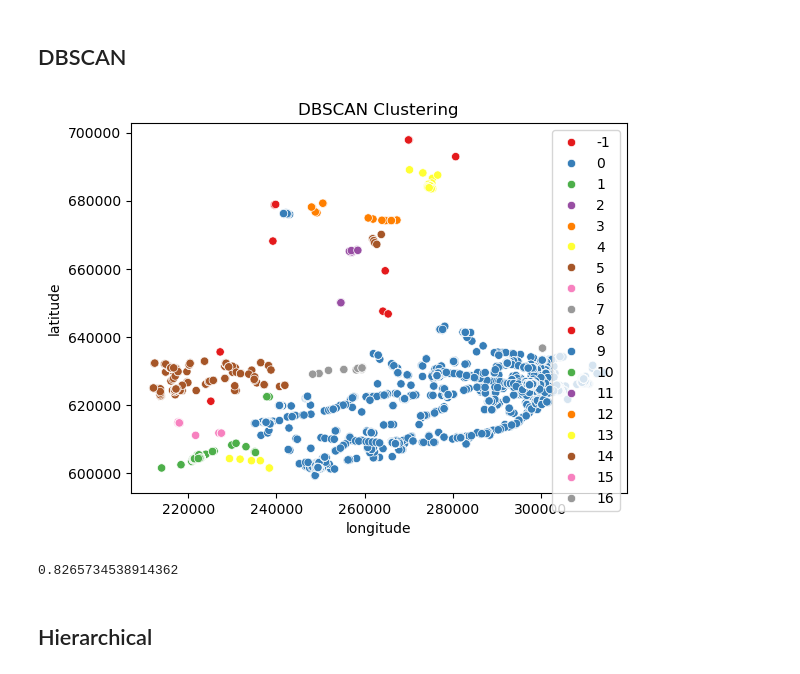
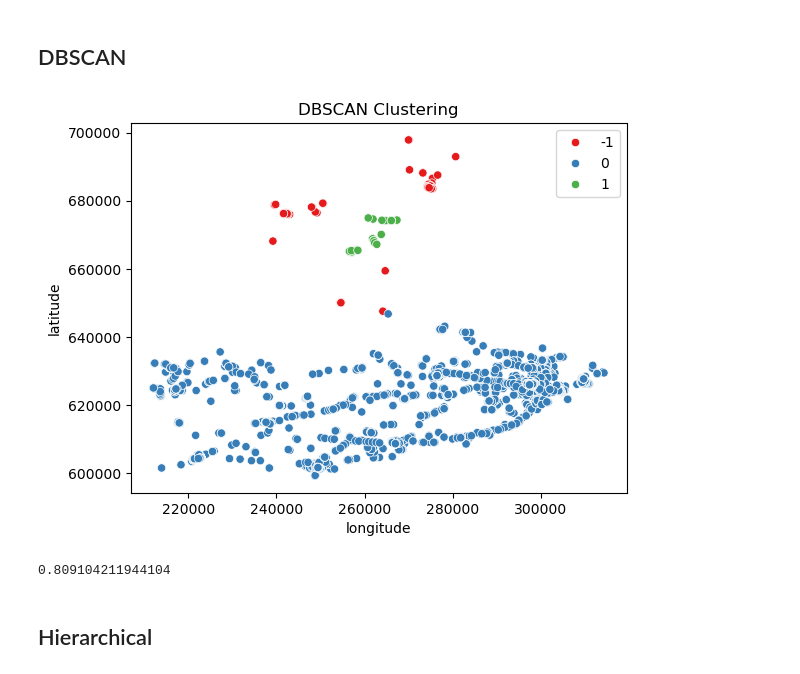
Before and after one commit to USFCA-CS663-Spring2024/kmeans-MingdaMa, a Jupyter notebook: Assignment 2 - Clustering.ipynb, the cells around one changed output. Drawn from its saved outputs; the diff is of its cells as text; code cells hidden in the pictures.

```diff
--- a/Assignment 2 - Clustering.ipynb
+++ b/Assignment 2 - Clustering.ipynb
@@ -296,7 +297,7 @@ import matplotlib.pyplot as plt
 kmeans.fit(df2)
 
 ss = StandardScaler()
-ss.fit(df2)
+x = ss.fit(df2)
 x = ss.transform(df2)
 
 inertias = pd.DataFrame(data=[], index=range(2, 20), columns=['inertia'])
@@ -335,19 +336,19 @@ silhouette_score_kmeans
 # %%
 from sklearn.cluster import DBSCAN
 
-dbscan = DBSCAN(eps=0.3, min_samples=3)
+dbscan = DBSCAN(eps=0.8, min_samples=50)
 labels = dbscan.fit_predict(x)
 
 sns.scatterplot(data=df2, x=df2.longitude, y=df2.latitude, hue=labels, palette='Set1')
 plt.title('DBSCAN Clustering')
 plt.show()
 # %% [output]
-[figure, old version]
+[figure, new version]
 # %%
-silhouette_score_dbscan = silhouette_score(x, kmeans.labels_)
+silhouette_score_dbscan = silhouette_score(x, labels)
 silhouette_score_dbscan
 # %% [output]
-0.8265734538914362
+0.809104211944104
 # %% [markdown]
 ## Hierarchical
 # %%
```
Also changed, not shown: parts of 2 cells of this notebook.
